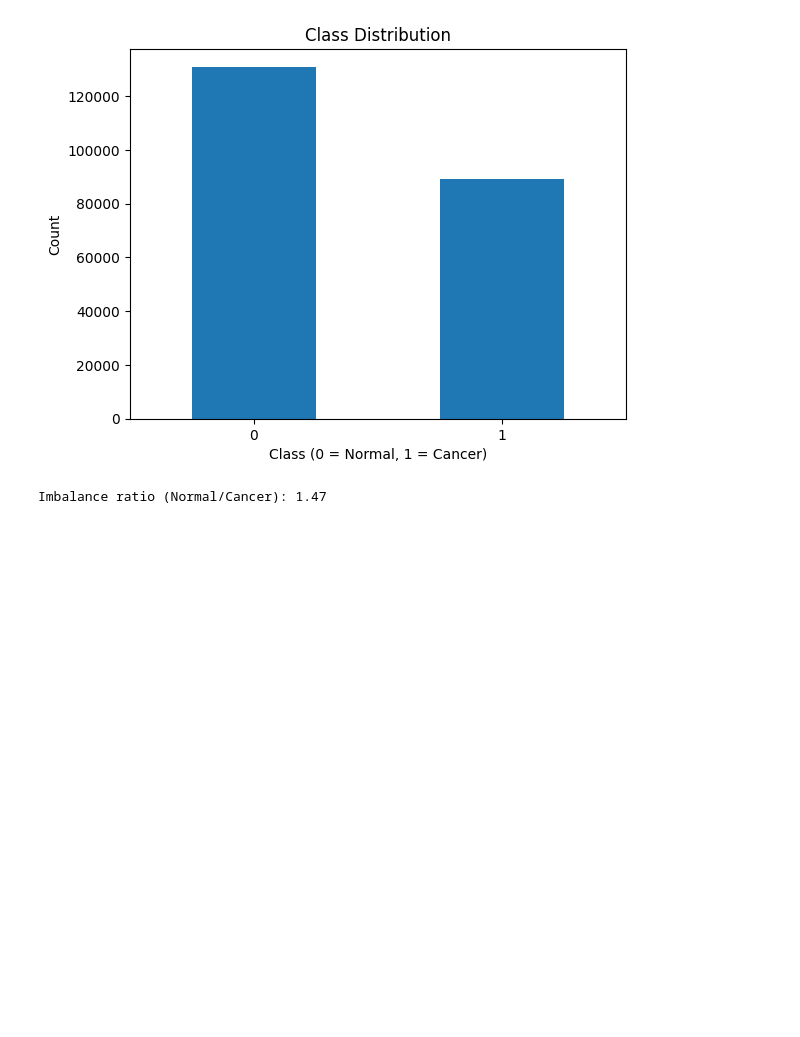
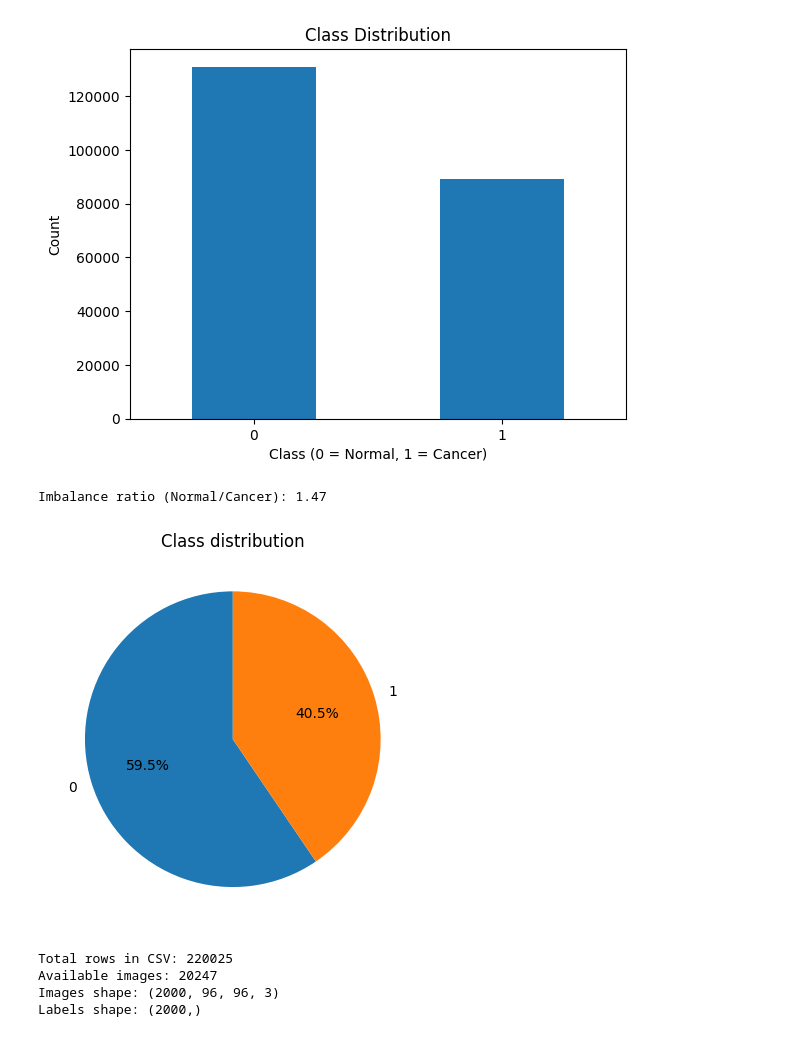
Before and after one commit to ErikShahbazyan/Histopathologic-Cancer-Detection, a Jupyter notebook: notebook/EDA.ipynb, the cells around one changed output. Cells and saved outputs as stored; diff of their text form; code cells hidden in the pictures; blank space fills up the shorter version.

```diff
--- a/notebook/EDA.ipynb
+++ b/notebook/EDA.ipynb
@@ -96,3 +106,53 @@ label
 Name: count, dtype: int64
 [figure]
 Imbalance ratio (Normal/Cancer): 1.47
+# %%
+df['label'].value_counts().plot.pie(autopct='%1.1f%%', startangle=90)
+plt.title('Class distribution')
+plt.ylabel('')
+plt.show()
+# %% [output]
+[figure, added]
+# %%
+print("Total rows in CSV:", len(df))
+
+# Keep only existing images
+existing_ids = set([f.replace('.tif', '') for f in os.listdir(TRAIN_DIR)])
+
+df_filtered = df[df['id'].isin(existing_ids)].reset_index(drop=True)
+
+print("Available images:", len(df_filtered))
+
+# Take sample
+sample_size = 2000
+sample_df = df_filtered.sample(n=sample_size, random_state=42).reset_index(drop=True)
+
+# Load images
+images = []
+labels = []
+
+for i in range(len(sample_df)):
+    img_name = sample_df.loc[i, 'id'] + '.tif'
+    img_path = os.path.join(TRAIN_DIR, img_name)
+
+    try:
+        img = Image.open(img_path).convert("RGB")
+        img = np.array(img)
+
+        images.append(img)
+        labels.append(sample_df.loc[i, 'label'])
+
+    except Exception as e:
+        print(f"Error loading {img_name}: {e}")
+
+# Convert to numpy
+images = np.array(images)
+labels = np.array(labels)
+
+print("Images shape:", images.shape)
+print("Labels shape:", labels.shape)
+# %% [output]
+Total rows in CSV: 220025
+Available images: 20247
+Images shape: (2000, 96, 96, 3)
+Labels shape: (2000,)
```
Also changed, not shown: parts of 7 cells of this notebook.
